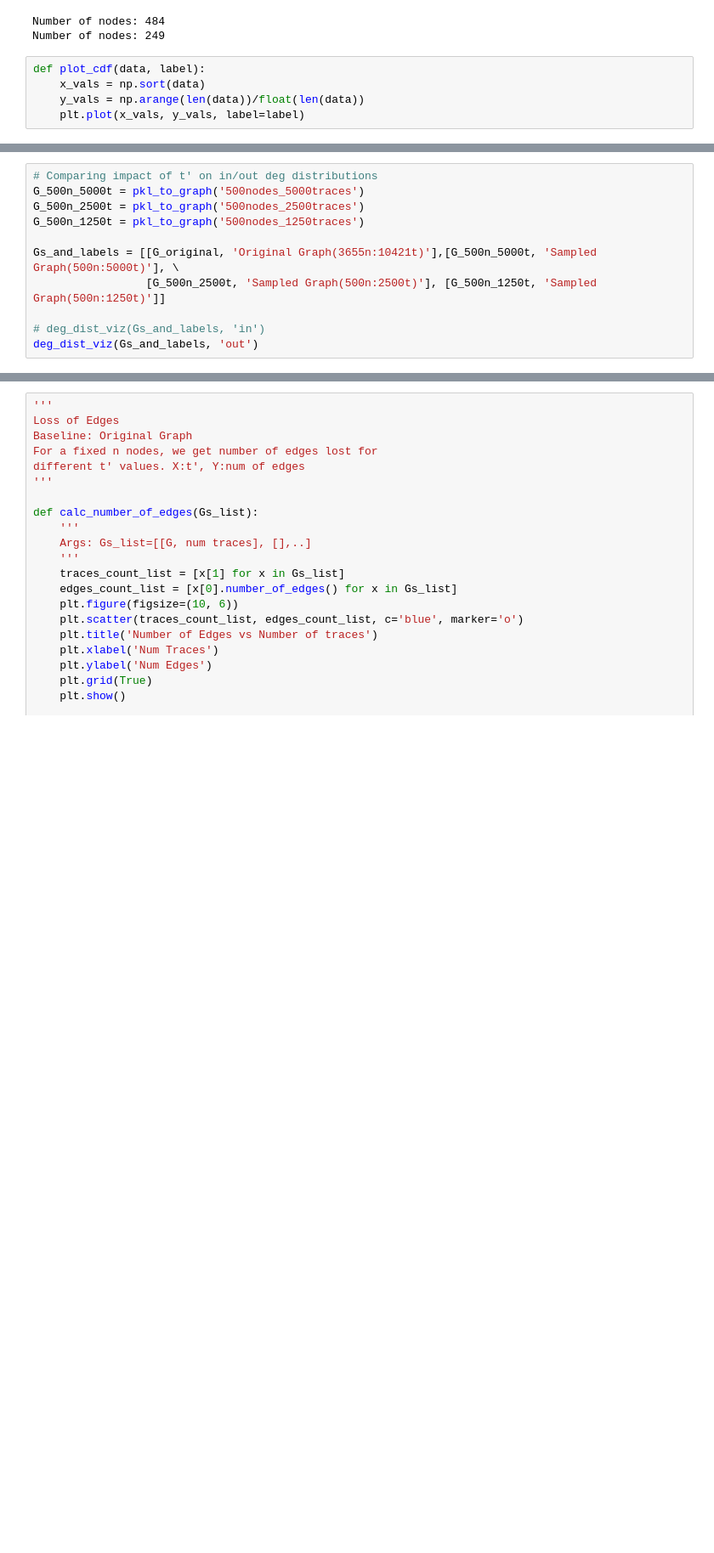
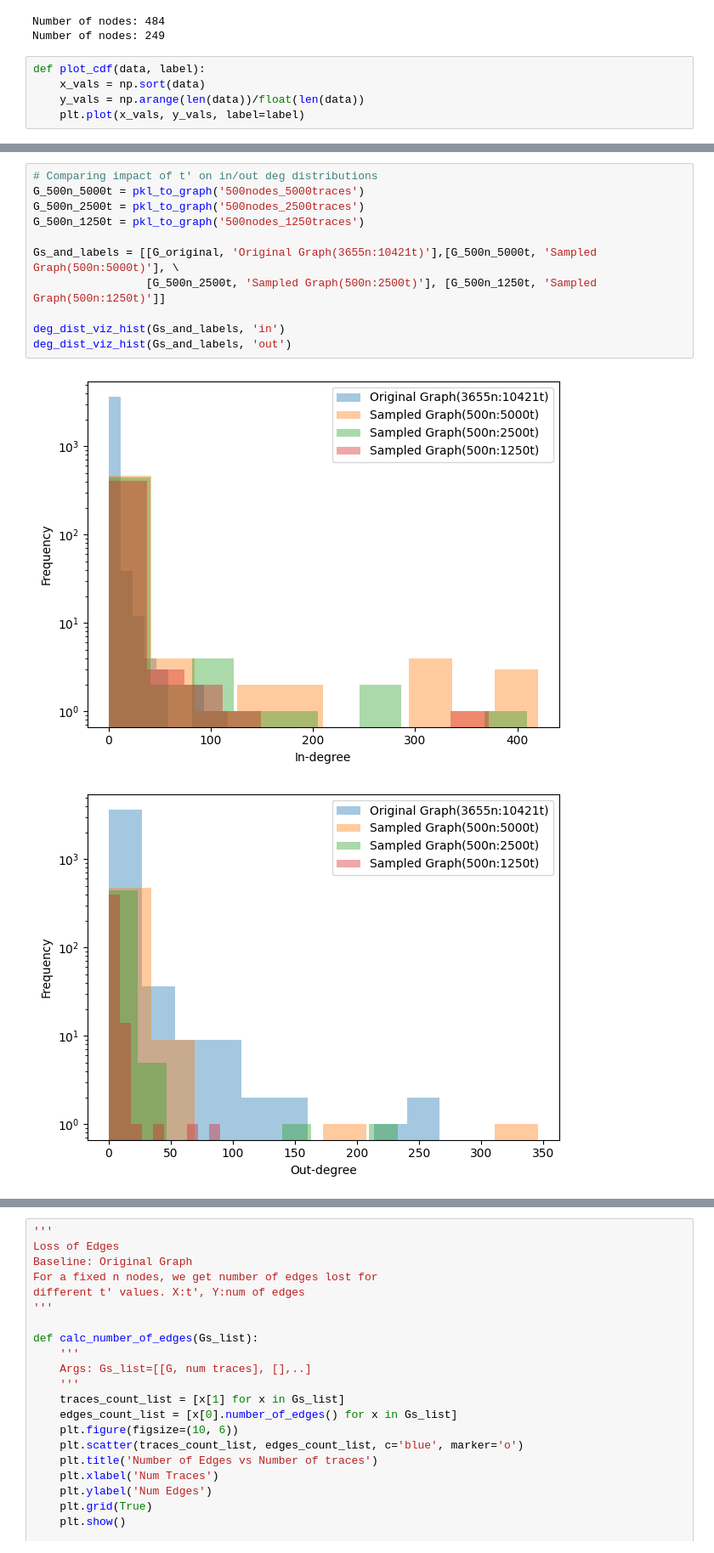
Before and after one commit to ritulS/TraceProc, a Jupyter notebook: graph_evaluation.ipynb, the cells around one changed output, grey strips where cells are left out. Shown at 85% size. Drawn from its saved outputs; the diff is of its cells as text; blank space fills up the shorter version.

```diff
--- a/graph_evaluation.ipynb
+++ b/graph_evaluation.ipynb
@@ -171,14 +219,17 @@ deg_dist_viz(Gs_and_labels, 'out')
 # %%
 # Comparing impact of t' on in/out deg distributions
 G_500n_5000t = pkl_to_graph('500nodes_5000traces')
 G_500n_2500t = pkl_to_graph('500nodes_2500traces')
 G_500n_1250t = pkl_to_graph('500nodes_1250traces')
 
 Gs_and_labels = [[G_original, 'Original Graph(3655n:10421t)'],[G_500n_5000t, 'Sampled Graph(500n:5000t)'], \
                  [G_500n_2500t, 'Sampled Graph(500n:2500t)'], [G_500n_1250t, 'Sampled Graph(500n:1250t)']]
 
-# deg_dist_viz(Gs_and_labels, 'in')
-deg_dist_viz(Gs_and_labels, 'out')
+deg_dist_viz_hist(Gs_and_labels, 'in')
+deg_dist_viz_hist(Gs_and_labels, 'out')
+# %% [output]
+[figure, added]
+[figure, added]
 # %%
 '''
 Call depth percentage distribution
```
Also changed, not shown: parts of 7 cells of this notebook, 1 other file.
